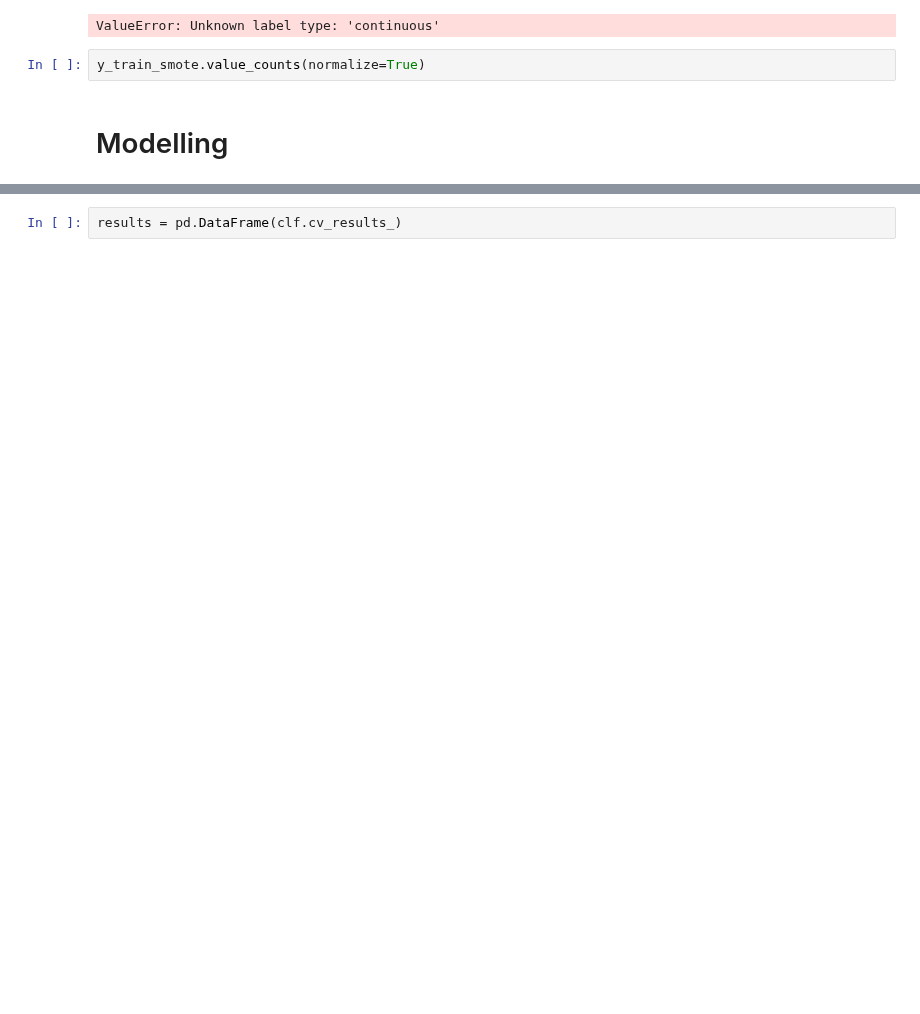
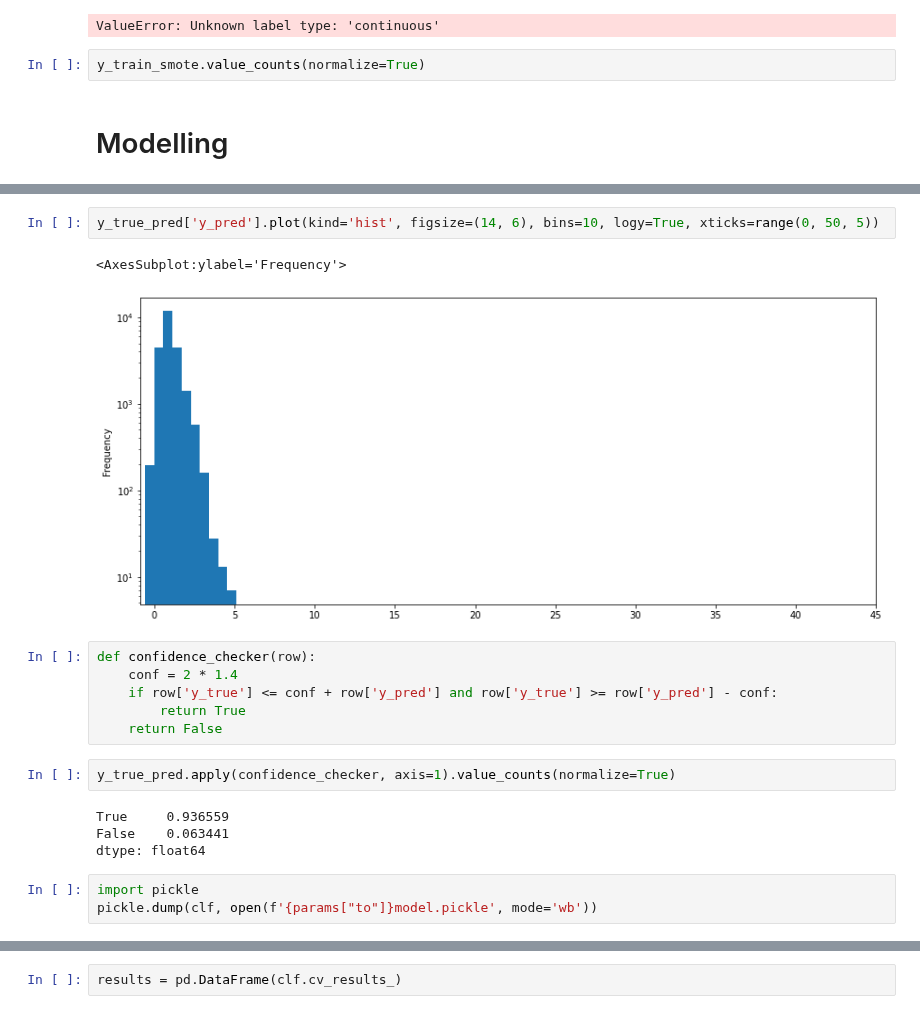
Before and after one commit to BondarencoM/DestinationStation, a Jupyter notebook: modelling/MLPClassification.ipynb, the cells around one changed output, grey strips where cells are left out. Cells and saved outputs as stored; diff of their text form; blank space fills up the shorter version.

```diff
--- a/modelling/MLPClassification.ipynb
+++ b/modelling/MLPClassification.ipynb
@@ -305,0 +436,20 @@ mlp = neural_network.MLPRegressor(random_state=42)
+# %%
+y_true_pred['y_pred'].plot(kind='hist', figsize=(14, 6), bins=10, logy=True, xticks=range(0, 50, 5))
+# %% [output]
+<AxesSubplot:ylabel='Frequency'>
+[figure, added]
+# %%
+def confidence_checker(row):
+    conf = 2 * 1.4
+    if row['y_true'] <= conf + row['y_pred'] and row['y_true'] >= row['y_pred'] - conf:
+        return True
+    return False
+# %%
+y_true_pred.apply(confidence_checker, axis=1).value_counts(normalize=True)
+# %% [output]
+True     0.936559
+False    0.063441
+dtype: float64
+# %%
+import pickle
+pickle.dump(clf, open(f'{params["to"]}model.pickle', mode='wb'))
```
Also changed, not shown: parts of 77 cells of this notebook, 3 other files.
